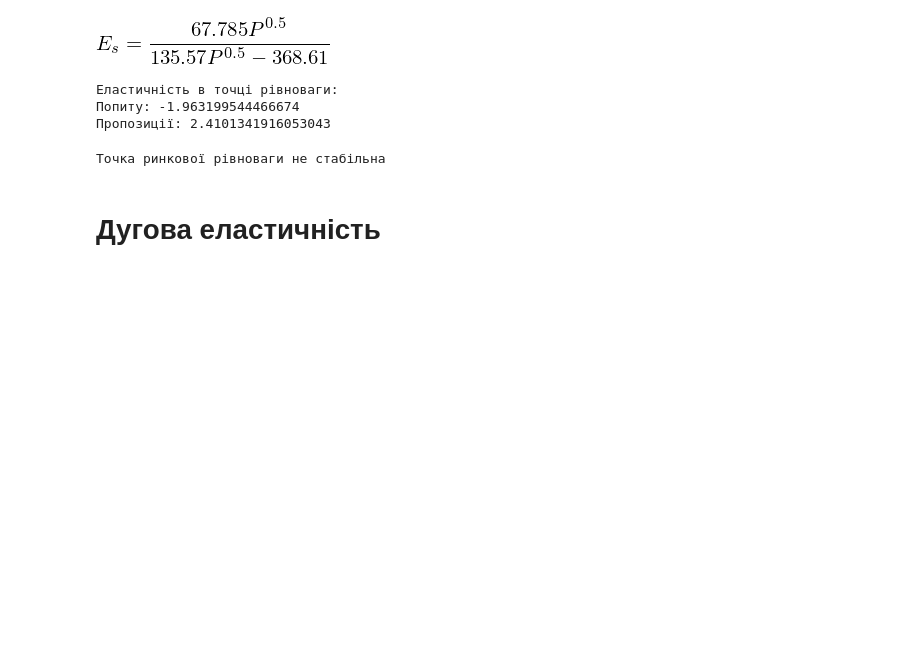
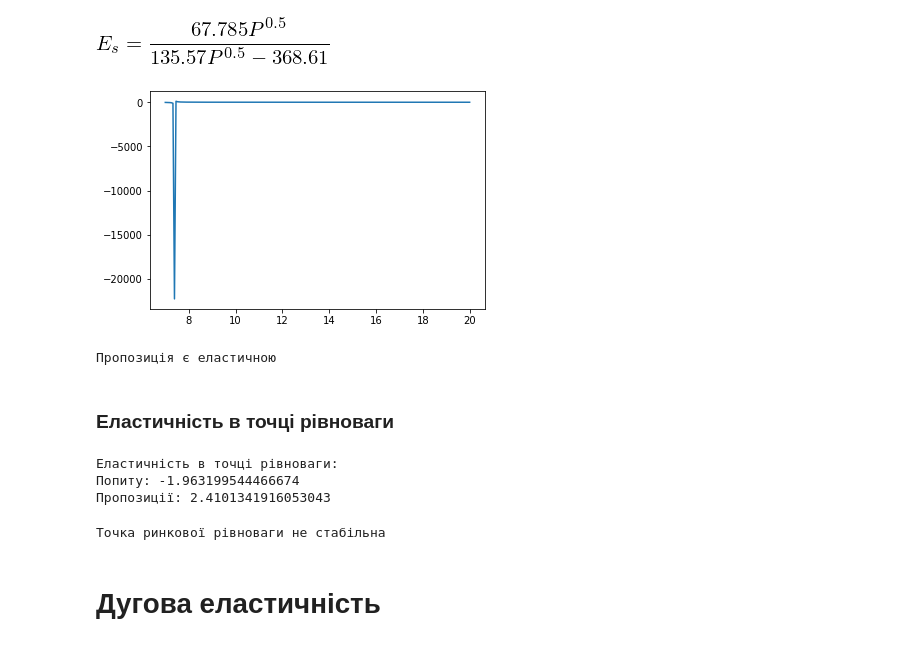
Before and after one commit to Sgeg/Labs, a Jupyter notebook: EkoMod/Lab1/Lab1.ipynb, the cells around one changed output. Cells and saved outputs as stored; diff of their text form; code cells hidden in the pictures; blank space fills up the shorter version.

```diff
--- a/EkoMod/Lab1/Lab1.ipynb
+++ b/EkoMod/Lab1/Lab1.ipynb
@@ -203,6 +238,17 @@ Q_d.pretty_print_elasticity()
 Q_s.pretty_print_elasticity()
 # %% [output]
 [figure]
+# %%
+plt.plot(prices, Q_s.elasticity(prices))
+plt.show()
+# %% [output]
+[figure, added]
+# %%
+print("Пропозиція {}є еластичною".format("" if np.all(abs(Q_s.arc_elasticity(prices)) > 1) else "не "))
+# %% [output]
+Пропозиція є еластичною
+# %% [markdown]
+### Еластичність в точці рівноваги
 # %%
 bal_elasticity = Q_d.elasticity(balance_point[0]), Q_s.elasticity(balance_point[0])
 # %%
```
Also changed, not shown: parts of 32 cells of this notebook.
